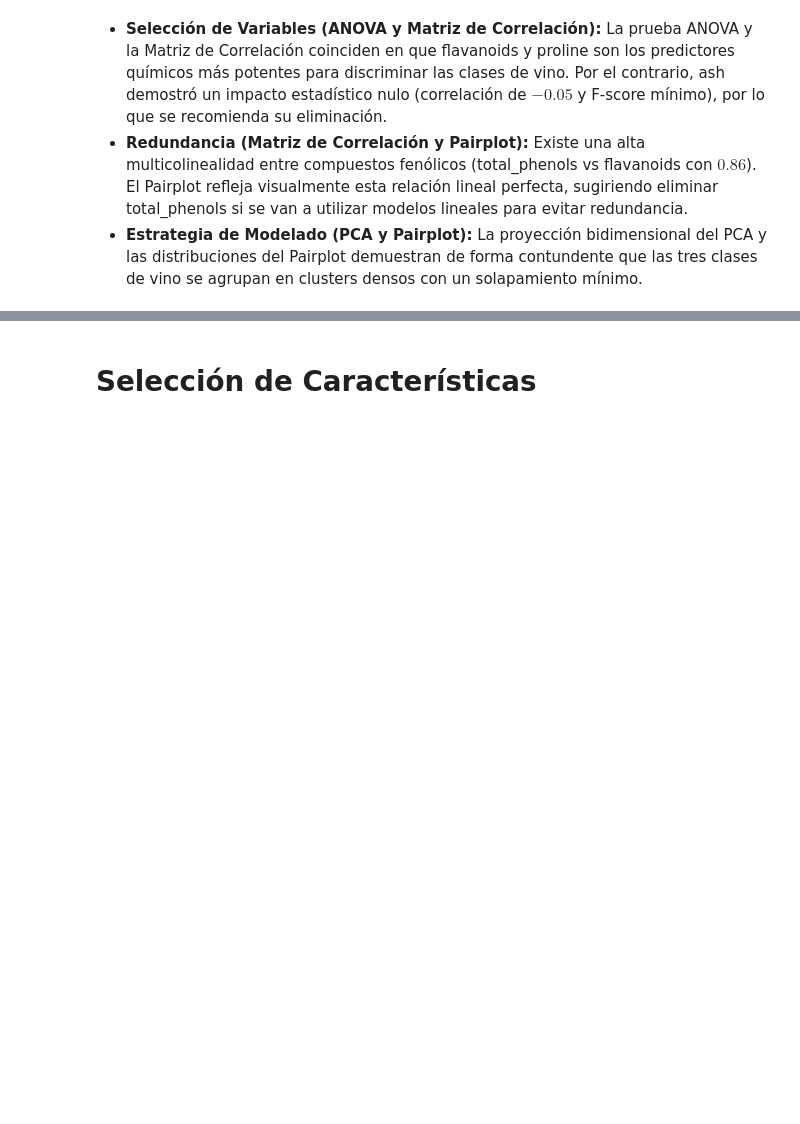
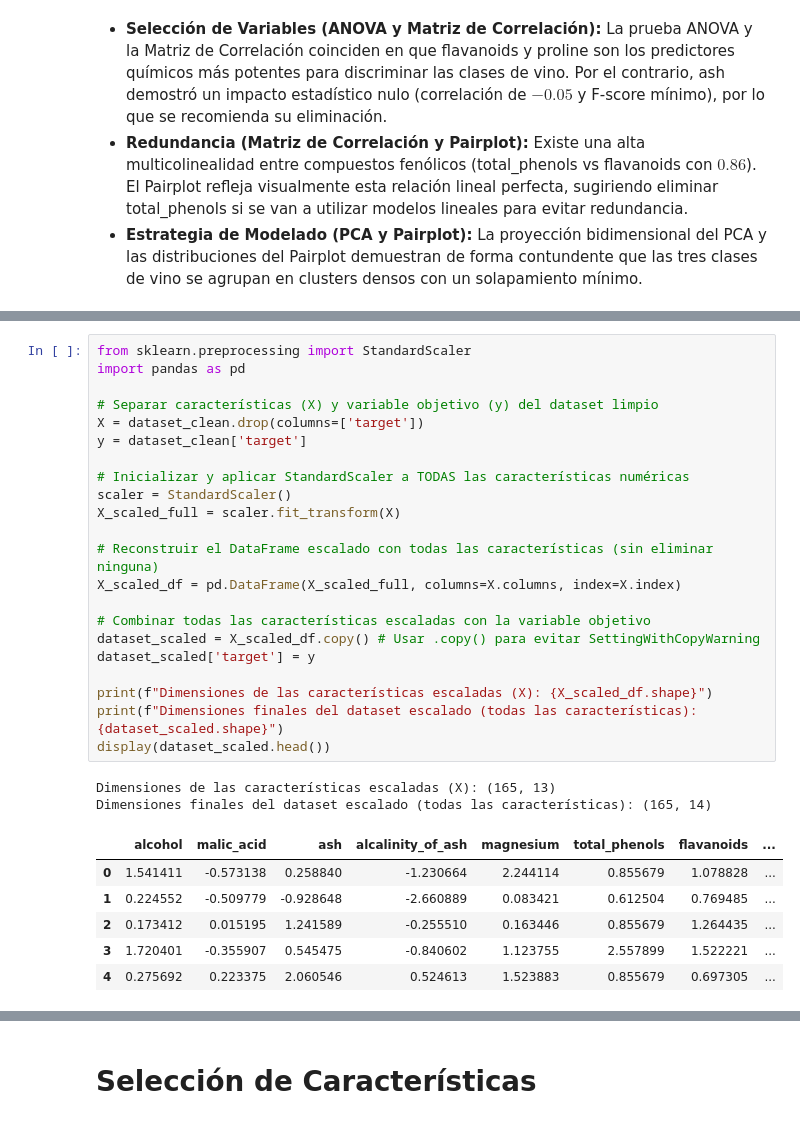
Before and after one commit to CoriAle/machine-learning-final-project, a Jupyter notebook: wine_dataset.ipynb, the cells around one changed output, grey strips where cells are left out. Saved outputs shown, nothing was run; the diff lists cells and outputs as text; blank space fills up the shorter version.

```diff
--- a/wine_dataset.ipynb
+++ b/wine_dataset.ipynb
@@ -593,0 +658,31 @@ plt.show()
+# %%
+from sklearn.preprocessing import StandardScaler
+import pandas as pd
+
+# Separar características (X) y variable objetivo (y) del dataset limpio
+X = dataset_clean.drop(columns=['target'])
+y = dataset_clean['target']
+
+# Inicializar y aplicar StandardScaler a TODAS las características numéricas
+scaler = StandardScaler()
+X_scaled_full = scaler.fit_transform(X)
+
+# Reconstruir el DataFrame escalado con todas las características (sin eliminar ninguna)
+X_scaled_df = pd.DataFrame(X_scaled_full, columns=X.columns, index=X.index)
+
+# Combinar todas las características escaladas con la variable objetivo
+dataset_scaled = X_scaled_df.copy() # Usar .copy() para evitar SettingWithCopyWarning
+dataset_scaled['target'] = y
+
+print(f"Dimensiones de las características escaladas (X): {X_scaled_df.shape}")
+print(f"Dimensiones finales del dataset escalado (todas las características): {dataset_scaled.shape}")
+display(dataset_scaled.head())
+# %% [output]
+Dimensiones de las características escaladas (X): (165, 13)
+Dimensiones finales del dataset escalado (todas las características): (165, 14)
+|  | alcohol | malic_acid | ash | alcalinity_of_ash | magnesium | total_phenols | flavanoids | ... |
+| 0 | 1.541411 | -0.573138 | 0.258840 | -1.230664 | 2.244114 | 0.855679 | 1.078828 | ... |
+| 1 | 0.224552 | -0.509779 | -0.928648 | -2.660889 | 0.083421 | 0.612504 | 0.769485 | ... |
+| 2 | 0.173412 | 0.015195 | 1.241589 | -0.255510 | 0.163446 | 0.855679 | 1.264435 | ... |
+| 3 | 1.720401 | -0.355907 | 0.545475 | -0.840602 | 1.123755 | 2.557899 | 1.522221 | ... |
+| 4 | 0.275692 | 0.223375 | 2.060546 | 0.524613 | 1.523883 | 0.855679 | 0.697305 | ... |
```
Also changed, not shown: parts of 24 cells of this notebook.
